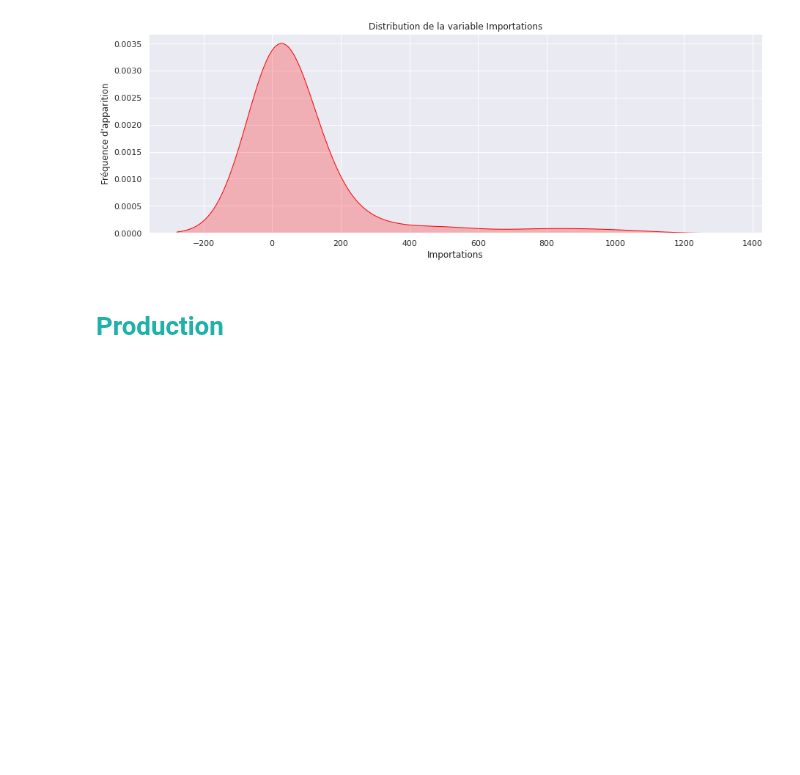
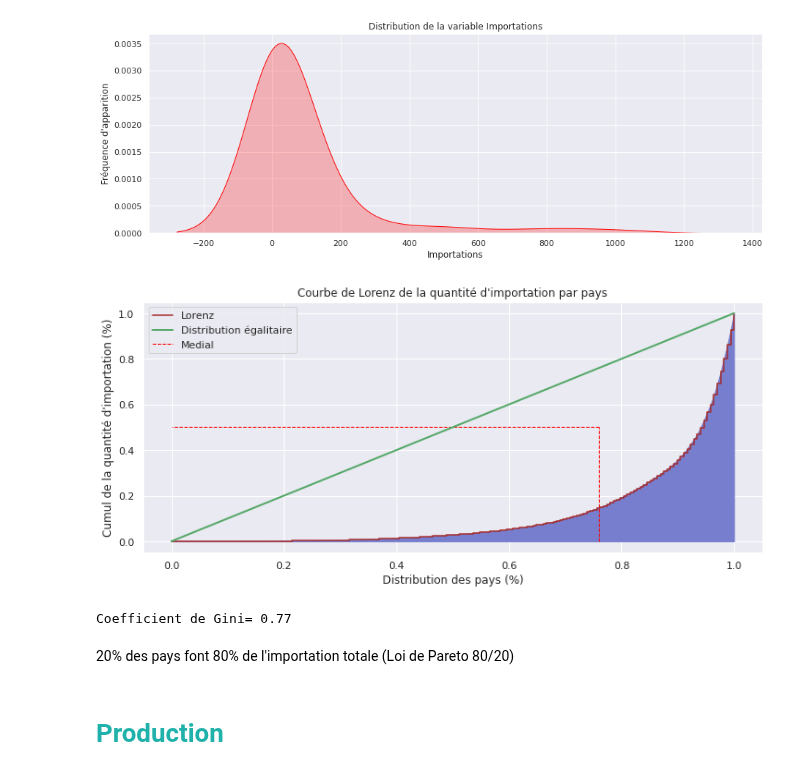
Before and after one commit to Randasabag/Etude-de-march-de-la-poule-qui-chante-avec-Python, a Jupyter notebook: projet9.ipynb, the cells around one changed output. Drawn from its saved outputs; the diff is of its cells as text; code cells hidden in the pictures; blank space fills up the shorter version.

```diff
--- a/projet9.ipynb
+++ b/projet9.ipynb
@@ -816,6 +847,42 @@ plt.savefig("distribution_import.png")
 plt.show()
 # %% [output]
 [figure]
+# %%
+#Courbe de Lorenz sur l'importation par pays
+#Sélection du sous-échantillon de travail que l'on appelle import_pays
+plt.figure(figsize=(12, 5))
+import_pays = df_final['Importations - Quantité'].values
+
+#On place les observations dans une variable
+#Tri des individus dans l'ordre croissant des valeurs de la variable,
+#Calcul de la somme cumulée et normalisation en divisant par la somme des observations
+lorenz_import_pays = np.cumsum(np.sort(import_pays)) / import_pays.sum()
+
+plt.plot(np.linspace(0,1,len(lorenz_import_pays)), lorenz_import_pays, drawstyle='steps-post', color='brown', label='Lorenz')
+plt.fill_between(np.linspace(0,1,len(lorenz_import_pays)) ,lorenz_import_pays , color='#777ecd')
+plt.plot([0, 1], [0, 1], 'g-', lw=2, label='Distribution égalitaire')
+plt.vlines(x=.76, ymin=0, ymax=.5, color='red', linestyle='--', linewidth=1, label='Medial')
+plt.hlines(xmin=.76, xmax=0, y=.5, color='red', linestyle='--', linewidth=1)
+
+plt.title('Courbe de Lorenz de la quantité d\'importation par pays')
+plt.xlabel("Distribution des pays (%)")
+plt.ylabel("Cumul de la quantité d'importation (%)")
+plt.legend(loc="best")
+
+plt.savefig("lorenz_import_pays.png")
+plt.show()
+
+#Mesure de l'aire entre la 1ere bissectrice et la courbe de Lorenz
+#Calcul de l'indice de Gini
+aire_import_pays=(lorenz_import_pays.sum()-(lorenz_import_pays[-1]/2)-(lorenz_import_pays[0]/2))/(len(lorenz_import_pays))
+S_import_pays=0.5-aire_import_pays
+gini_import_pays=2*S_import_pays
+print('Coefficient de Gini=', round(gini_import_pays,2))
+# %% [output]
+[figure, added]
+Coefficient de Gini= 0.77
+# %% [markdown]
+20% des pays font 80% de l'importation totale (Loi de Pareto 80/20)
 # %% [markdown]
 # <a name="C12"><font color='LightSeaGreen'>Production</font></a>
 # %%
```
Also changed, not shown: parts of 17 cells of this notebook.
